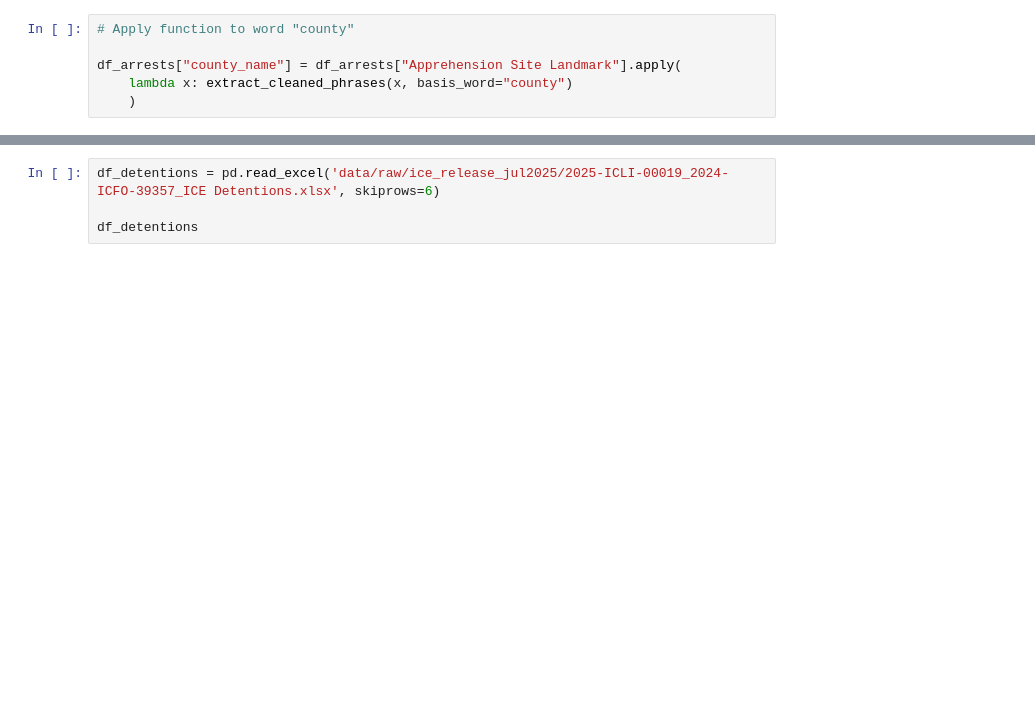
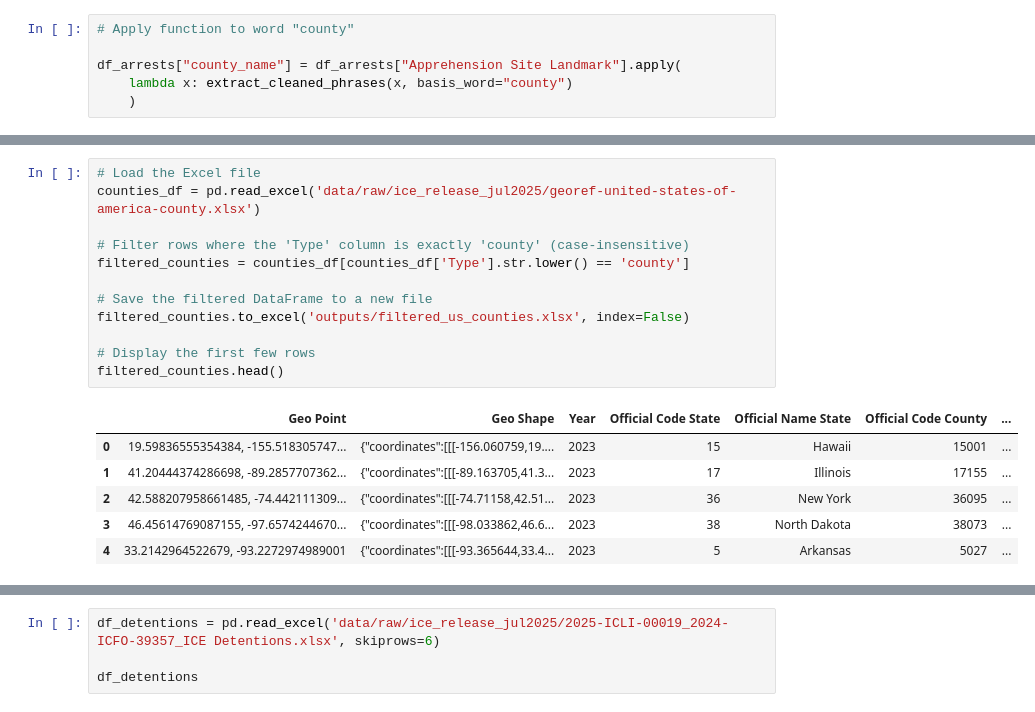
Before and after one commit to GibranMena/lighthouse_ice, a Jupyter notebook: _notebooks/1.0-process-data.ipynb, the cells around one changed output, grey strips where cells are left out. Drawn from its saved outputs; the diff is of its cells as text; blank space fills up the shorter version.

```diff
--- a/_notebooks/1.0-process-data.ipynb
+++ b/_notebooks/1.0-process-data.ipynb
@@ -376,0 +422,19 @@ df_arrests
+# %%
+# Load the Excel file
+counties_df = pd.read_excel('data/raw/ice_release_jul2025/georef-united-states-of-america-county.xlsx')
+
+# Filter rows where the 'Type' column is exactly 'county' (case-insensitive)
+filtered_counties = counties_df[counties_df['Type'].str.lower() == 'county']
+
+# Save the filtered DataFrame to a new file
+filtered_counties.to_excel('outputs/filtered_us_counties.xlsx', index=False)
+
+# Display the first few rows
+filtered_counties.head()
+# %% [output]
+|  | Geo Point | Geo Shape | Year | Official Code State | Official Name State | Official Code County | ... |
+| 0 | 19.59836555354384, -155.518305747... | {"coordinates":[[[-156.060759,19.... | 2023 | 15 | Hawaii | 15001 | ... |
+| 1 | 41.20444374286698, -89.2857707362... | {"coordinates":[[[-89.163705,41.3... | 2023 | 17 | Illinois | 17155 | ... |
+| 2 | 42.588207958661485, -74.442111309... | {"coordinates":[[[-74.71158,42.51... | 2023 | 36 | New York | 36095 | ... |
+| 3 | 46.45614769087155, -97.6574244670... | {"coordinates":[[[-98.033862,46.6... | 2023 | 38 | North Dakota | 38073 | ... |
+| 4 | 33.2142964522679, -93.2272974989001 | {"coordinates":[[[-93.365644,33.4... | 2023 | 5 | Arkansas | 5027 | ... |
```
Also changed, not shown: parts of 10 cells of this notebook, 6 other files.
